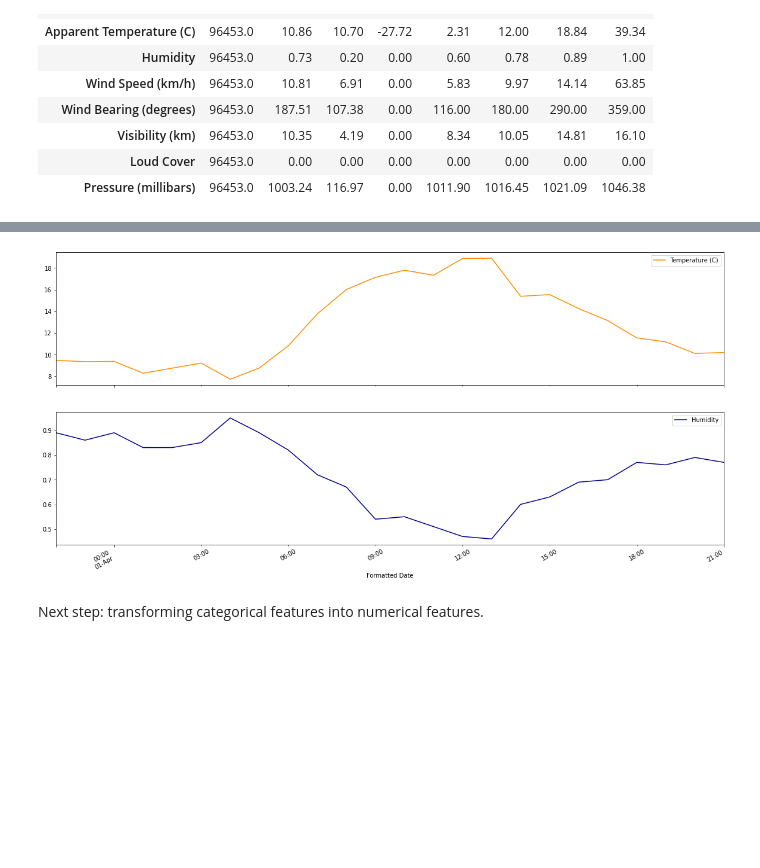
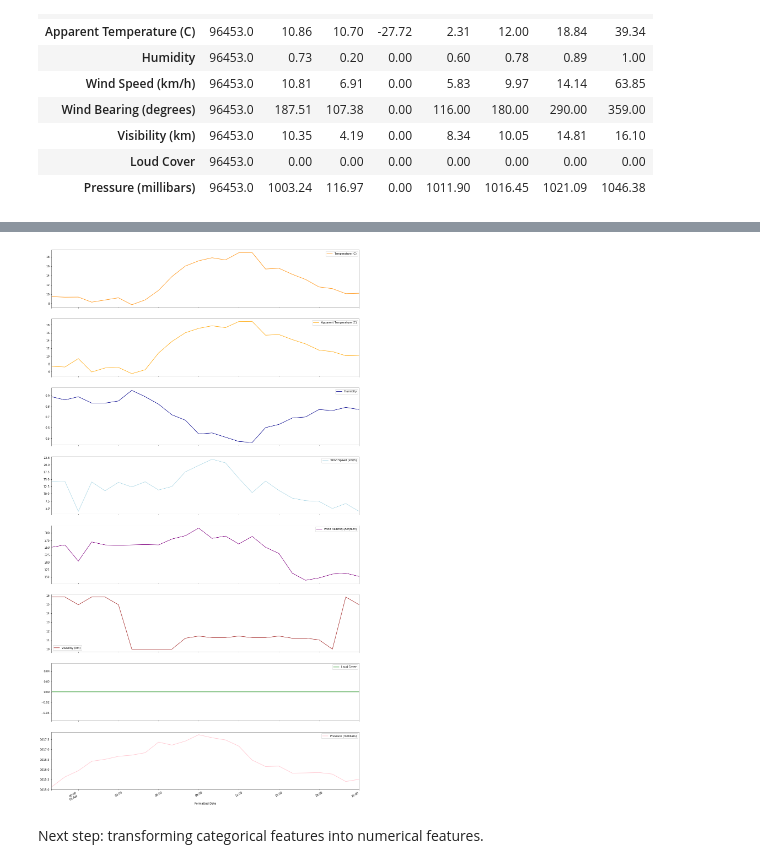
Before and after one commit to patakib/weather_analysis_RNN, a Jupyter notebook: weather_analysis_RNN.ipynb, the cells around one changed output, grey strips where cells are left out. Drawn from its saved outputs; the diff is of its cells as text; code cells hidden in the pictures; blank space fills up the shorter version.

```diff
--- a/weather_analysis_RNN.ipynb
+++ b/weather_analysis_RNN.ipynb
@@ -80,8 +80,8 @@ rawdf.describe().transpose().round(2)
 # %%
 date_time = rawdf['Formatted Date'].apply(pd.to_datetime, utc=True)
 # %%
-plot_cols = ['Temperature (C)', 'Humidity']
+plot_cols = list(rawdf.columns.values)
 plot_features = rawdf[plot_cols]
 plot_features.index = date_time
-_ = plot_features.plot(subplots=True, color=['darkorange','lightblue'], figsize=(20,10))
+_ = plot_features.plot(subplots=True, color=['darkorange','orange','darkblue','lightblue','purple','brown','green','pink'], figsize=(20,40))
 # %% [output]
@@ -89,8 +89,8 @@ _ = plot_features.plot(subplots=True, color=['darkorange','lightblue'], figsize=
 # %%
 plot_features = rawdf[plot_cols][:24]
 plot_features.index = date_time[:24]
-_ = plot_features.plot(subplots=True, color=['darkorange','darkblue'], figsize=(20,10))
+_ = plot_features.plot(subplots=True, color=['darkorange','orange','darkblue','lightblue','purple','brown','green','pink'], figsize=(20,40))
 # %% [output]
-[figure, old version]
+[figure, new version]
 # %% [markdown]
 Next step: transforming categorical features into numerical features.
```
Also changed, not shown: parts of 1 cell of this notebook.
